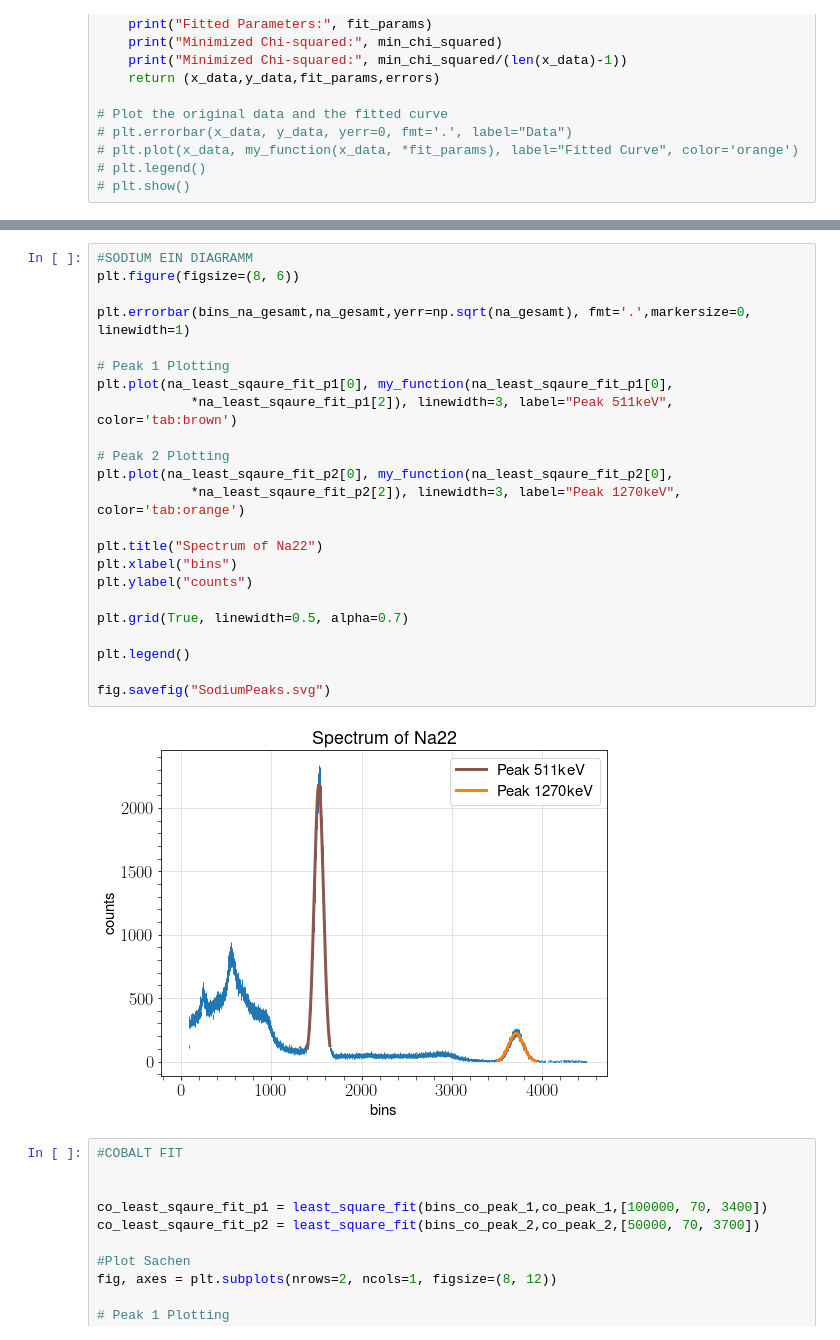
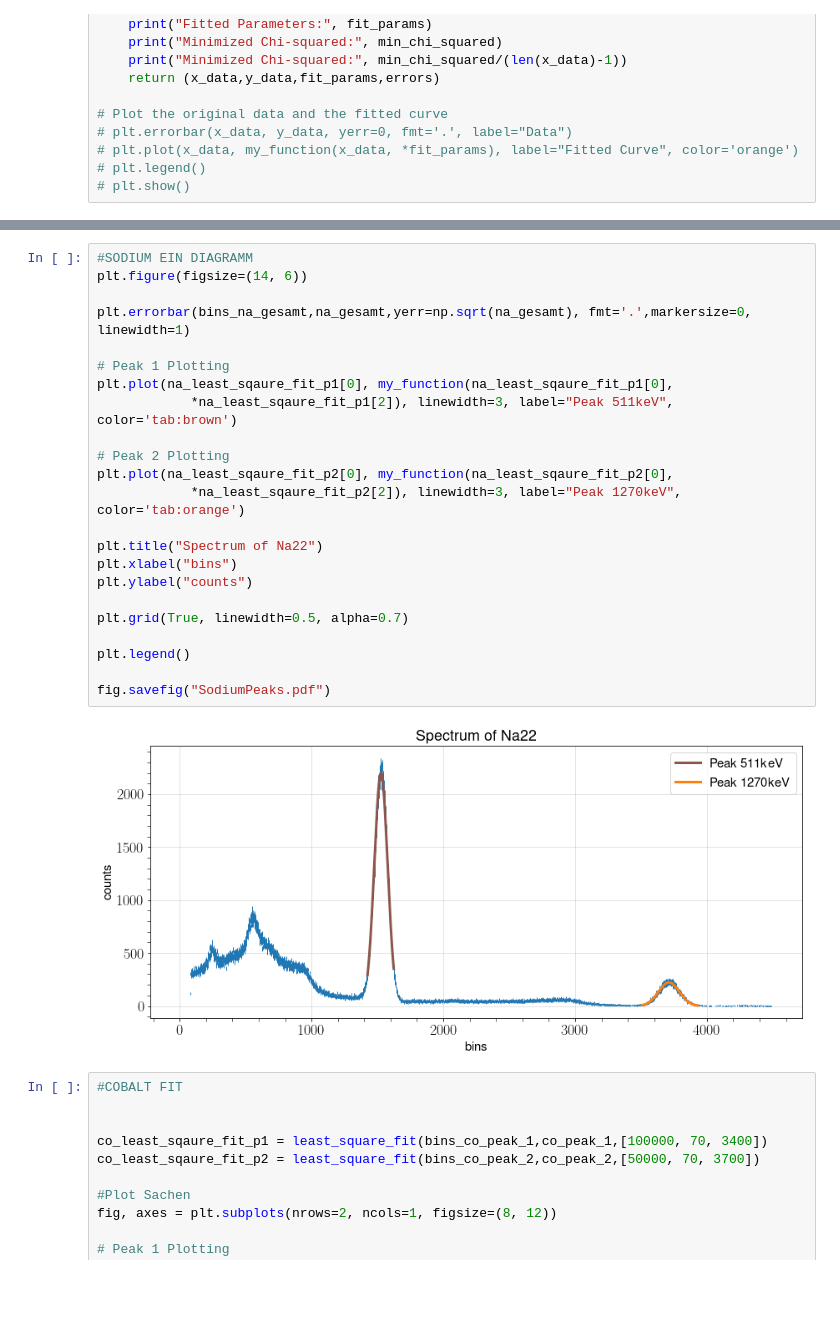
Before and after one commit to MayerPablo/FP, a Jupyter notebook: Szintillator.ipynb, the cells around one changed output, grey strips where cells are left out. Saved outputs shown, nothing was run; the diff lists cells and outputs as text; blank space fills up the shorter version.

Commit message:
QOL adjustments for protocol
Changed to pdf and adjusted Diagramm sizes

```diff
--- a/Szintillator.ipynb
+++ b/Szintillator.ipynb
@@ -647,28 +648,28 @@ Minimized Chi-squared: 1.1857009057548173
 # %%
 #SODIUM EIN DIAGRAMM
-plt.figure(figsize=(8, 6))
+plt.figure(figsize=(14, 6))
 
 plt.errorbar(bins_na_gesamt,na_gesamt,yerr=np.sqrt(na_gesamt), fmt='.',markersize=0, linewidth=1)
 
 # Peak 1 Plotting
 plt.plot(na_least_sqaure_fit_p1[0], my_function(na_least_sqaure_fit_p1[0],
             *na_least_sqaure_fit_p1[2]), linewidth=3, label="Peak 511keV", color='tab:brown')
 
 # Peak 2 Plotting
 plt.plot(na_least_sqaure_fit_p2[0], my_function(na_least_sqaure_fit_p2[0],
             *na_least_sqaure_fit_p2[2]), linewidth=3, label="Peak 1270keV", color='tab:orange')
 
 plt.title("Spectrum of Na22")
 plt.xlabel("bins")
 plt.ylabel("counts")
 
 plt.grid(True, linewidth=0.5, alpha=0.7)
 
 plt.legend()
 
-fig.savefig("SodiumPeaks.svg")
+fig.savefig("SodiumPeaks.pdf")
 # %% [output]
-[figure, old version]
+[figure, new version]
 # %%
 #COBALT FIT
 
```
Also changed, not shown: parts of 10 cells of this notebook, 8 other files.
